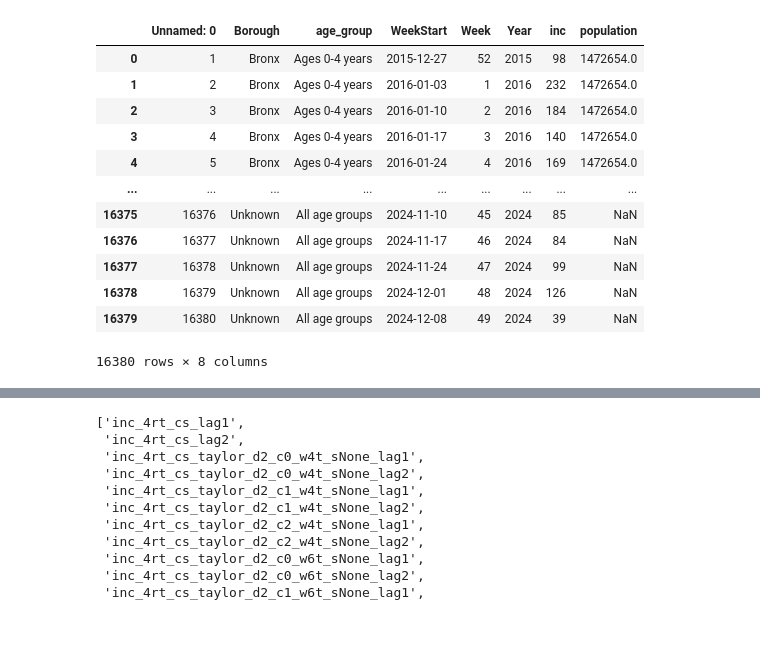
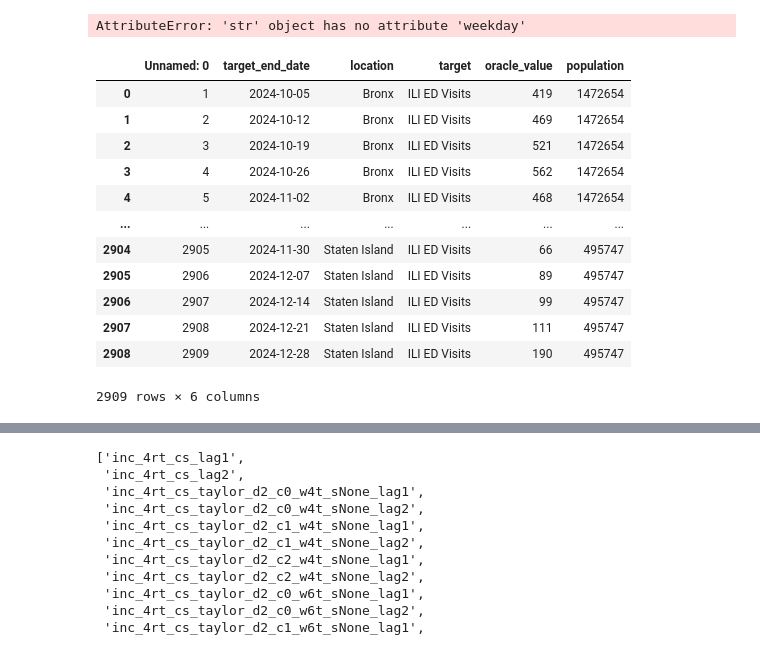
Before and after one commit to donga0223/City-Level-Forecasting, a Jupyter notebook: GBQR/code/GBM_ED_NYC.ipynb, the cells around one changed output, grey strips where cells are left out. Saved outputs shown, nothing was run; the diff lists cells and outputs as text; code cells hidden in the pictures.

```diff
--- a/GBQR/code/GBM_ED_NYC.ipynb
+++ b/GBQR/code/GBM_ED_NYC.ipynb
@@ -21,6 +21,30 @@ import lightgbm as lgb
 
 # https://github.com/reichlab/timeseriesutils
 from timeseriesutils import featurize
+# %%
+# config settings
+
+# date of forecast generation
+#forecast_date = datetime.today().date()
+forecast_date = "2024-10-13"
+ #"2024-11-24", "2024-12-22"
+
+# next Saturday: weekly forecasts are relative to this date
+ref_date = forecast_date - timedelta((forecast_date.weekday() + 2) % 7 - 7)
+print(f'reference date = {ref_date}')
+
+# maximum forecast horizon
+max_horizon = 5
+
+# bagging setup
+num_bags = 100
+bag_frac_samples = 0.7
+
+# quantile levels at which to generate predictions
+q_levels = [0.025, 0.05, 0.10, 0.25, 0.50, 0.75, 0.90, 0.95, 0.975]
+q_labels = ['0.025', '0.05', '0.1', '0.25', '0.5', '0.75',  '0.9', '0.95', '0.975']
+# %% [output]
+AttributeError: 'str' object has no attribute 'weekday'
 # %%
 os.chdir('/Users/dk29776/Dropbox/UTAustin/City-Level-Forecasting')
 # %%
@@ -28,19 +52,19 @@ import sys
 sys.path.append('/Users/dk29776/Dropbox/UTAustin/City-Level-Forecasting/GBM/code')
 import loader
 # %%
-dat = pd.read_csv('NYC_ED/data/NYC_ED_cleaned_daily_weekly.csv')
+dat = pd.read_csv('/Users/dk29776/Dropbox/UTAustin/flu-metrocast/target-data/oracle-output.csv')
 dat
 # %% [output]
-|  | Unnamed: 0 | Borough | age_group | WeekStart | Week | Year | inc | population |
-| 0 | 1 | Bronx | Ages 0-4 years | 2015-12-27 | 52 | 2015 | 98 | 1472654.0 |
-| 1 | 2 | Bronx | Ages 0-4 years | 2016-01-03 | 1 | 2016 | 232 | 1472654.0 |
-| 2 | 3 | Bronx | Ages 0-4 years | 2016-01-10 | 2 | 2016 | 184 | 1472654.0 |
-| 3 | 4 | Bronx | Ages 0-4 years | 2016-01-17 | 3 | 2016 | 140 | 1472654.0 |
-| 4 | 5 | Bronx | Ages 0-4 years | 2016-01-24 | 4 | 2016 | 169 | 1472654.0 |
-| ... | ... | ... | ... | ... | ... | ... | ... | ... |
-| 16375 | 16376 | Unknown | All age groups | 2024-11-10 | 45 | 2024 | 85 | NaN |
-| 16376 | 16377 | Unknown | All age groups | 2024-11-17 | 46 | 2024 | 84 | NaN |
-| 16377 | 16378 | Unknown | All age groups | 2024-11-24 | 47 | 2024 | 99 | NaN |
-| 16378 | 16379 | Unknown | All age groups | 2024-12-01 | 48 | 2024 | 126 | NaN |
-| 16379 | 16380 | Unknown | All age groups | 2024-12-08 | 49 | 2024 | 39 | NaN |
+|  | Unnamed: 0 | target_end_date | location | target | oracle_value | population |
+| 0 | 1 | 2024-10-05 | Bronx | ILI ED Visits | 419 | 1472654 |
+| 1 | 2 | 2024-10-12 | Bronx | ILI ED Visits | 469 | 1472654 |
+| 2 | 3 | 2024-10-19 | Bronx | ILI ED Visits | 521 | 1472654 |
+| 3 | 4 | 2024-10-26 | Bronx | ILI ED Visits | 562 | 1472654 |
+| 4 | 5 | 2024-11-02 | Bronx | ILI ED Visits | 468 | 1472654 |
+| ... | ... | ... | ... | ... | ... | ... |
+| 2904 | 2905 | 2024-11-30 | Staten Island | ILI ED Visits | 66 | 495747 |
+| 2905 | 2906 | 2024-12-07 | Staten Island | ILI ED Visits | 89 | 495747 |
+| 2906 | 2907 | 2024-12-14 | Staten Island | ILI ED Visits | 99 | 495747 |
+| 2907 | 2908 | 2024-12-21 | Staten Island | ILI ED Visits | 111 | 495747 |
+| 2908 | 2909 | 2024-12-28 | Staten Island | ILI ED Visits | 190 | 495747 |
-16380 rows × 8 columns
+2909 rows × 6 columns
```
Also changed, not shown: parts of 25 cells of this notebook.
